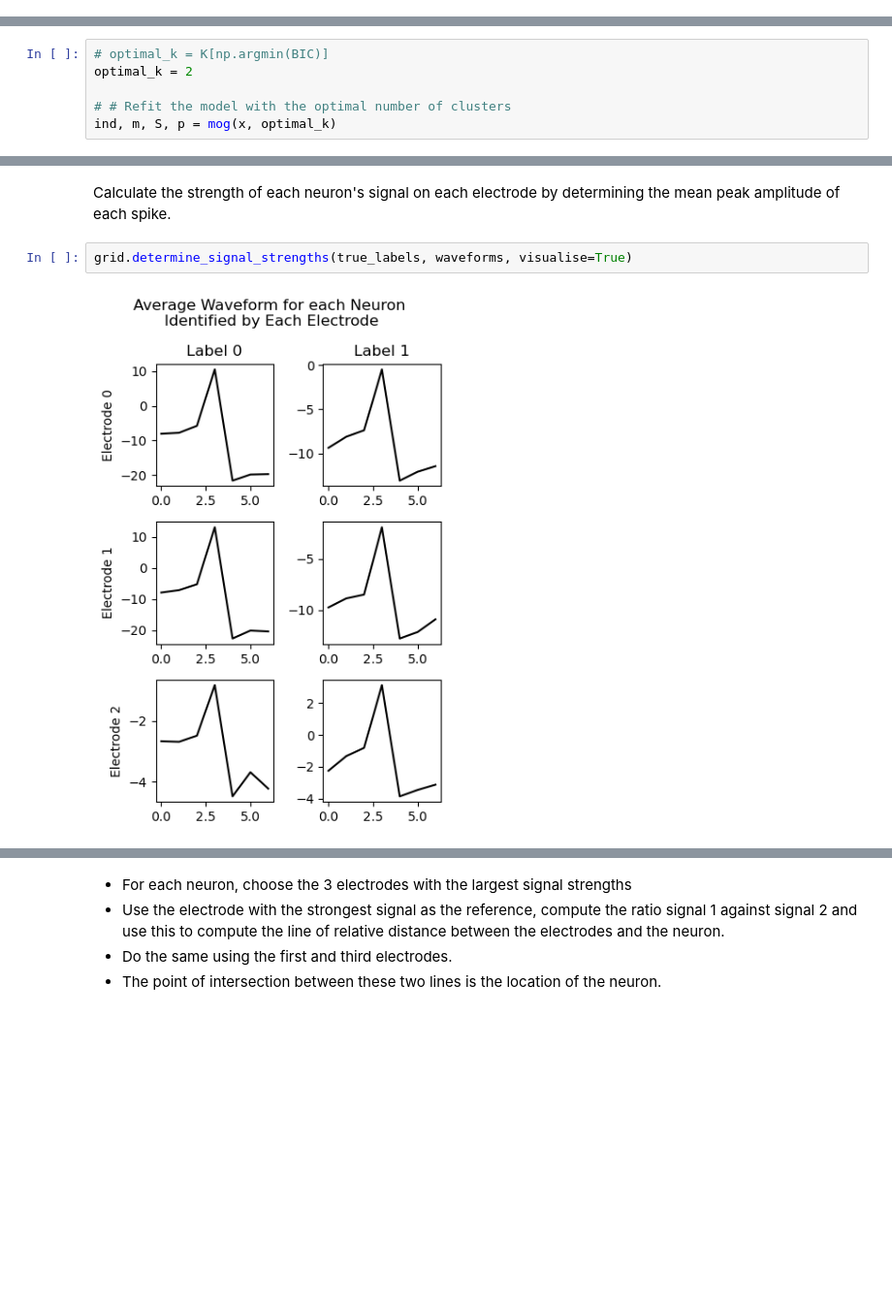
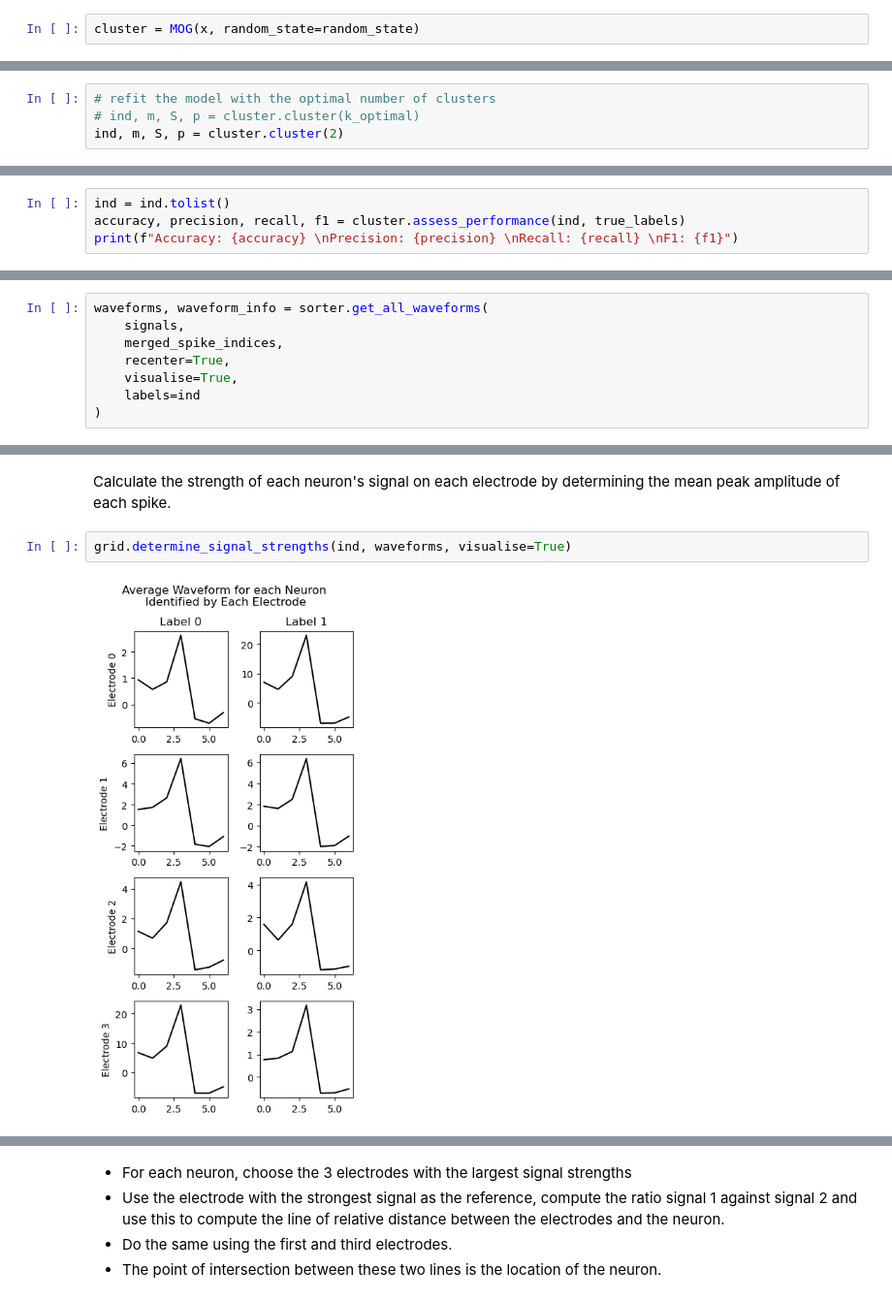
Before and after one commit to SamwelZimmer/spike_analysis, a Jupyter notebook: notebooks/lif_model.ipynb, the cells around one changed output, grey strips where cells are left out. Shown at 97% size. Saved outputs shown, nothing was run; the diff lists cells and outputs as text; blank space fills up the shorter version.

Commit message:
Convert Feature Extraction and Clustering to Objects

```diff
--- a/notebooks/lif_model.ipynb
+++ b/notebooks/lif_model.ipynb
@@ -1191,0 +1394,2 @@ Log-likelihood:
+# %%
+cluster = MOG(x, random_state=random_state)
@@ -1205,6 +1406,4 @@ plt.show()
 # %%
-# optimal_k = K[np.argmin(BIC)]
-optimal_k = 2
-
-# # Refit the model with the optimal number of clusters
-ind, m, S, p = mog(x, optimal_k)
+# refit the model with the optimal number of clusters
+# ind, m, S, p = cluster.cluster(k_optimal)
+ind, m, S, p = cluster.cluster(2)
@@ -1264,0 +1416,4 @@ F1: 0.03846153846153846
+# %%
+ind = ind.tolist()
+accuracy, precision, recall, f1 = cluster.assess_performance(ind, true_labels)
+print(f"Accuracy: {accuracy} \nPrecision: {precision} \nRecall: {recall} \nF1: {f1}")
@@ -1264,0 +1428,8 @@ F1: 0.03846153846153846
+# %%
+waveforms, waveform_info = sorter.get_all_waveforms(
+    signals,
+    merged_spike_indices,
+    recenter=True,
+    visualise=True,
+    labels=ind
+)
@@ -1267,9 +1441,9 @@ F1: 0.03846153846153846
 # %% [markdown]
 Calculate the strength of each neuron's signal on each electrode by determining the mean peak amplitude of each spike.
 # %%
-grid.determine_signal_strengths(true_labels, waveforms, visualise=True)
+grid.determine_signal_strengths(ind, waveforms, visualise=True)
 # %% [output]
-[figure, old version]
+[figure, new version]
 # %%
 grid.electrode_dict[0]["avg_waveform_peak"]
 # %% [output]
```
Also changed, not shown: parts of 59 cells of this notebook, 1 other file.
